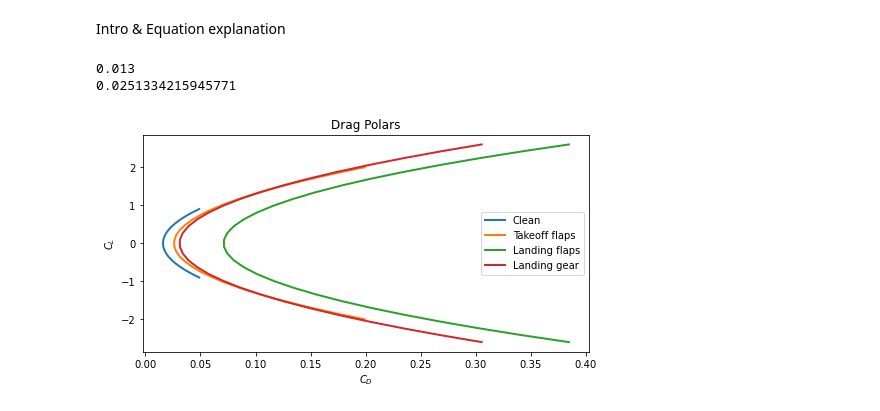
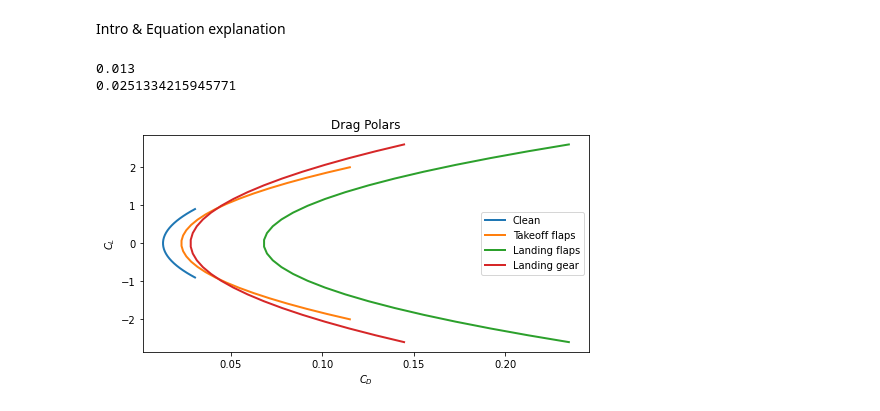
Before and after one commit to jucobee/START, a Jupyter notebook: PreliminarySizing.ipynb, the cells around one changed output. Saved outputs shown, nothing was run; the diff lists cells and outputs as text; code cells hidden in the pictures.

```diff
--- a/PreliminarySizing.ipynb
+++ b/PreliminarySizing.ipynb
@@ -25,37 +25,39 @@ c_lcruise = 0.5
 v_stall = 590.733*np.sqrt(c_lcruise/c_lmax)         #stall speed, ft/s
 ws = 0.5*rho*(v_stall**2)*c_l #wingloading, Martins Eq 4.2  #lb/sqft
 print(ws)
 s_ref = w_to/ws   #sq.ft, from tutorial
 print(s_ref)
 """
 s_ratio = 5
 c_do = c_f*(s_ratio)
 print(c_do)
-e_v = 0.80 ## span efficiency factor
-ar = 18.44588 ## aspect ratio
+delta_cdo = [0, 0.010, 0.055, 0.015]
+e_v = 0.80
+ar = 18.44588       # aspect ratio, from openVSP model
 c_d = c_do + ((c_l**2)/((np.pi)*e_v*ar))
 print(c_d)
+e_v = [0.80, 0.75, 0.70, 1] ## span efficiency factor, array
 
 # Adjust C_Lmax for each flight configuration
 cL_clean = np.linspace(-0.9,0.9,30)
 cL_takeoff = np.linspace(-2,2,30)
 cL_landing = np.linspace(-2.6,2.6,30)
-clean = 0.01597 + 0.0406*(cL_clean**2)
-takeoff = 0.02597 + 0.0433*(cL_takeoff**2)
-landing_flaps = 0.07097 + 0.0464*(cL_landing**2)
-landing_gear = 0.03097 + 0.0406*(cL_landing**2)
+clean = (c_do + delta_cdo[0]) + ((cL_clean**2)/((np.pi)*e_v[0]*ar))
+takeoff = (c_do + delta_cdo[1]) + ((cL_takeoff**2)/((np.pi)*e_v[1]*ar))
+landing_flaps = (c_do + delta_cdo[2]) + ((cL_landing**2)/((np.pi)*e_v[2]*ar))
+landing_gear = (c_do + delta_cdo[3]) + ((cL_landing**2)/((np.pi)*e_v[3]*ar))
 
 plt.figure(figsize=(8,4))
 plt.title('Drag Polars')
 plt.xlabel("$C_D$")
 plt.ylabel("$C_L$")
 plt.plot(clean, cL_clean, label='Clean', linestyle='-', linewidth=2)
 plt.plot(takeoff, cL_takeoff, label='Takeoff flaps', linestyle='-', linewidth=2)
 plt.plot(landing_flaps, cL_landing, label='Landing flaps', linestyle='-', linewidth=2)
 plt.plot(landing_gear, cL_landing, label='Landing gear', linestyle='-', linewidth=2)
 plt.legend(loc='best')
 plt.show()
 # %% [output]
 0.013
 0.0251334215945771
-[figure, old version]
+[figure, new version]
```
Also changed, not shown: parts of 2 cells of this notebook.
